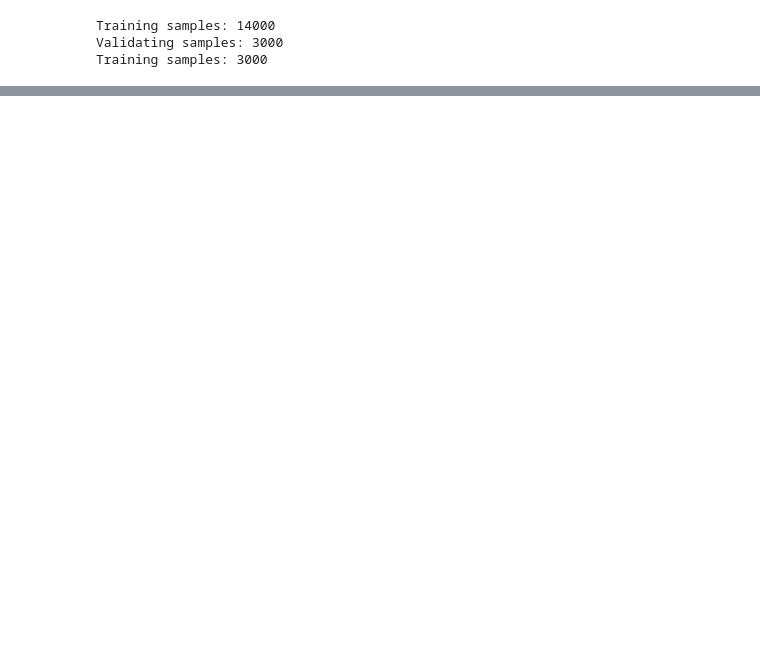
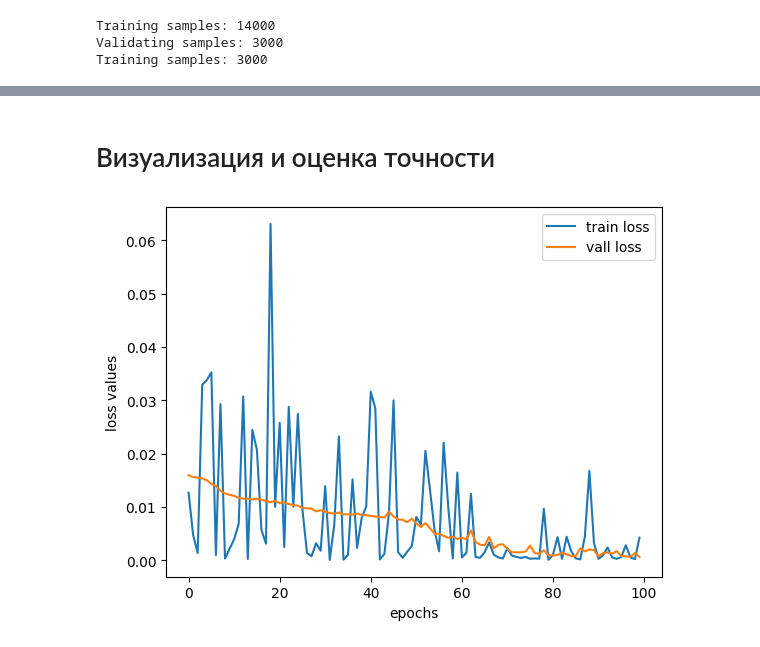
Before and after one commit to VladShajdulin/OTUS, a Jupyter notebook: home_work_2.ipynb, the cells around one changed output, grey strips where cells are left out. Cells and saved outputs as stored; diff of their text form; code cells hidden in the pictures; blank space fills up the shorter version.

```diff
--- a/home_work_2.ipynb
+++ b/home_work_2.ipynb
@@ -54,17 +63,21 @@ def train(dataloader, model, loss_fn, optimizer, device):
       optimizer.step()
       optimizer.zero_grad()
 
-      if batch % 10 == 0:
+      if batch % 20 == 0:
           loss, current = loss.item(), (batch + 1) * len(X)
           print(f"loss: {loss:>7f}  [{current:>5d}/{size:>5d}]")
 
+  return loss.item()
+
 
 def val(X, y, model, loss_fn):
+  X, y = X.to(device), y.to(device)
   model.eval()
   with torch.no_grad():
     pred = model(X)
     loss = loss_fn(pred, y).item()
-    error = max(abs(y - pred)).item()
+    error = max(abs(y - pred)).item() # Будем также считать макссимальное абсолютное отклонение
 
   print(f"\n Val loss: {loss:>7f}, max error: {error:>5f} \n")
+  return loss
 # %%
@@ -91,0 +113,16 @@ Device cpu
+# %%
+loss_fn = nn.MSELoss()
+optimizer = torch.optim.AdamW(model_1.parameters())
+epochs = 100
+train_loss = []
+val_loss = []
+
+
+for t in range(epochs):
+  print(f"Epoch {t+1}\n-------------------------------")
+  t_l = train(train_loader, model_1, loss_fn, optimizer, device)
+  v_l = val(X_val, y_val, model_1, loss_fn)
+  train_loss.append(t_l)
+  val_loss.append(v_l)
+
+print("Done!")
@@ -92 +147,16 @@ Device cpu
+# %% [markdown]
+# Визуализация и оценка точности
+# %%
+from matplotlib import legend
+fig, axes = plt.subplots()
+axes.plot(train_loss, label='train loss')
+axes.plot(val_loss, label='vall loss')
+
+axes.legend()
+axes.set_ylabel('loss values')
+axes.set_xlabel('epochs')
+
+plt.show()
+# %% [output]
+[figure, added]
 # %%
```
Also changed, not shown: parts of 19 cells of this notebook.
